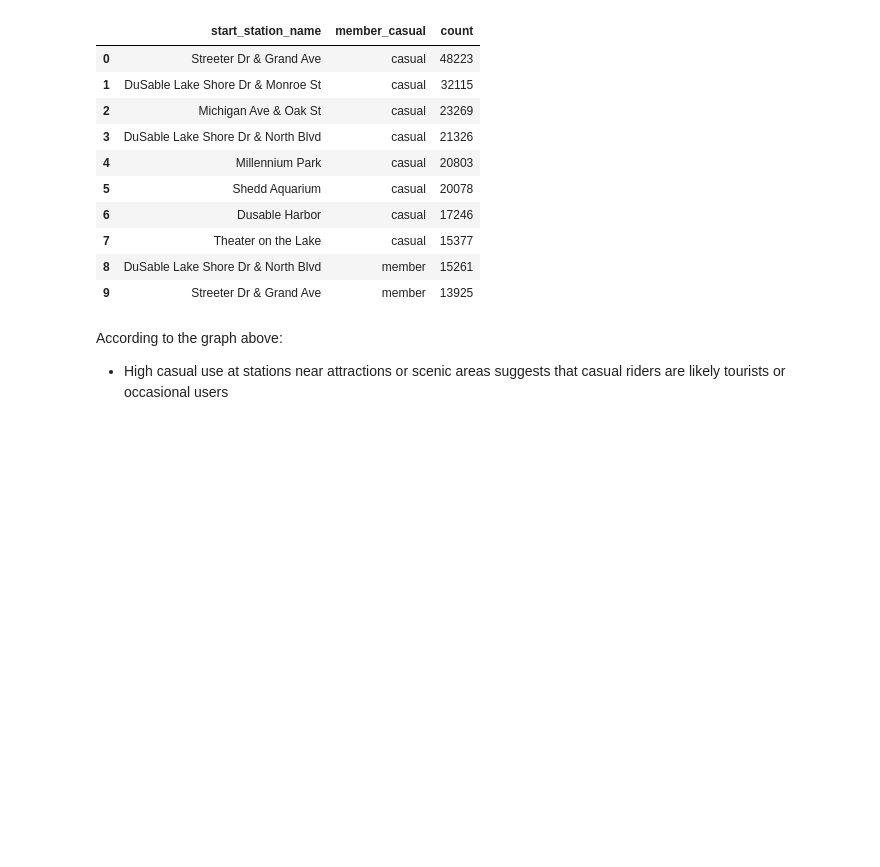
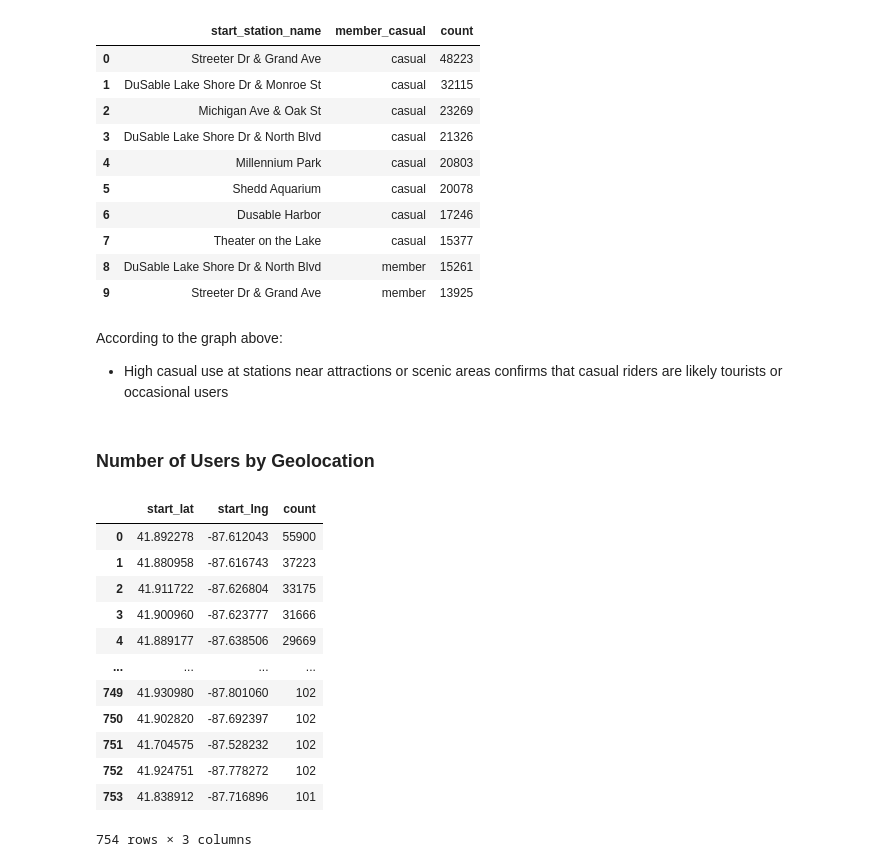
Before and after one commit to yakubszatkowski/Google-Data-Analytics-Project, a Jupyter notebook: main.ipynb, the cells around one changed output. Cells and saved outputs as stored; diff of their text form; code cells hidden in the pictures; blank space fills up the shorter version.

Commit message:
Geolocation work

```diff
--- a/main.ipynb
+++ b/main.ipynb
@@ -919,4 +924,30 @@ most_popular_stations_records_bar.update_layout(
 most_popular_stations_records_bar.show()
 # %% [markdown]
 According to the graph above:
-* High casual use at stations near attractions or scenic areas suggests that casual riders are likely tourists or occasional users
+* High casual use at stations near attractions or scenic areas confirms that casual riders are likely tourists or occasional users
+# %% [markdown]
+### Number of Users by Geolocation
+# %%
+geo_member_df = (
+    analysis_df
+    .value_counts(['start_lat', 'start_lng'])
+    .reset_index()
+    .query('count > 100')
+    .astype({'start_lat': 'float64', 'start_lng': 'float64',})
+)
+
+geo_member_df
+# %% [output]
+|  | start_lat | start_lng | count |
+| 0 | 41.892278 | -87.612043 | 55900 |
+| 1 | 41.880958 | -87.616743 | 37223 |
+| 2 | 41.911722 | -87.626804 | 33175 |
+| 3 | 41.900960 | -87.623777 | 31666 |
+| 4 | 41.889177 | -87.638506 | 29669 |
+| ... | ... | ... | ... |
+| 749 | 41.930980 | -87.801060 | 102 |
+| 750 | 41.902820 | -87.692397 | 102 |
+| 751 | 41.704575 | -87.528232 | 102 |
+| 752 | 41.924751 | -87.778272 | 102 |
+| 753 | 41.838912 | -87.716896 | 101 |
+754 rows × 3 columns
```
Also changed, not shown: parts of 5 cells of this notebook, 1 other file.
